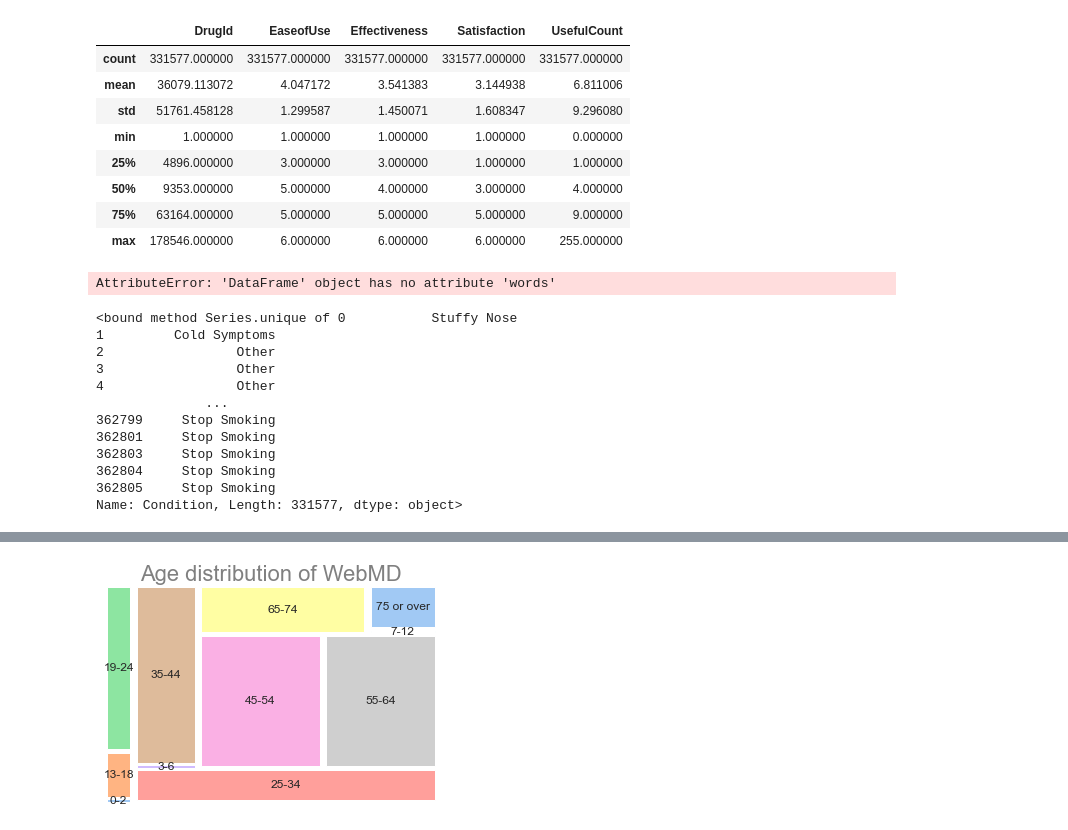
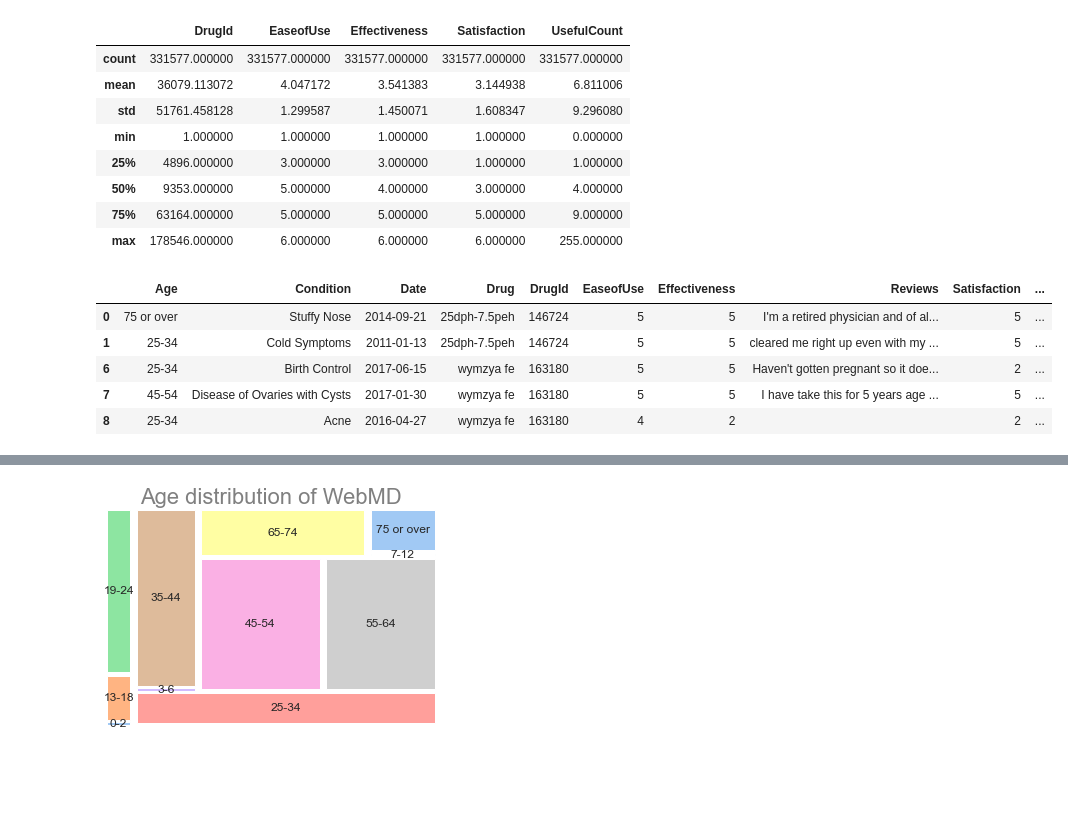
Before and after one commit to kuiros7/PORTFOLIO, a Jupyter notebook: WEBMD.ipynb, the cells around one changed output, grey strips where cells are left out. Saved outputs shown, nothing was run; the diff lists cells and outputs as text; code cells hidden in the pictures; blank space fills up the shorter version.

```diff
--- a/WEBMD.ipynb
+++ b/WEBMD.ipynb
@@ -56,35 +58,39 @@ df.describe()
 | 50% | 9353.000000 | 5.000000 | 4.000000 | 3.000000 | 4.000000 |
 | 75% | 63164.000000 | 5.000000 | 5.000000 | 5.000000 | 9.000000 |
 | max | 178546.000000 | 6.000000 | 6.000000 | 6.000000 | 255.000000 |
-# %%
-#Grouping conditions
-words = df.Condition.unique()
-
-#for i in df.Condition:
- #   if i == 'ressure'
-  #      df.Condition = 'Pressure'
-
-w_tokenizer = nltk.tokenize.WhitespaceTokenizer()
-lemmatizer = nltk.stem.WordNetLemmatizer()
-
-def lemmatize_text(words):
-    return [lemmatizer.lemmatize(w) for w in w_tokenizer.tokenize(words)]
-
-bd = df.words.apply(lemmatize_text)
-# %% [output]
-AttributeError: 'DataFrame' object has no attribute 'words'
-# %%
-df.Condition.unique
-# %% [output]
-<bound method Series.unique of 0           Stuffy Nose
-1         Cold Symptoms
-2                 Other
-3                 Other
-4                 Other
-              ...
-362799     Stop Smoking
-362801     Stop Smoking
-362803     Stop Smoking
-362804     Stop Smoking
-362805     Stop Smoking
-Name: Condition, Length: 331577, dtype: object>
+# %%
+df_new= df
+df_new= df_new[df_new.Condition != 'Other']
+df_new= df_new[df_new.Condition != ' ']
+df_new['Condition'].str.lower()
+#df_new= df_new.groupby(['Condition']).count()['DrugId'].reset_index()
+
+#for i in df_new.Condition:
+#    if "Nose" in i:
+#        df_new.Condition[i] = 'Nose'
+
+df_new.Condition = df_new.Condition.apply(lambda x: 'Depression' if 'Depression' in x else x)
+df_new.Condition = df_new.Condition.apply(lambda x: 'Pressure' if 'Pressure' in x else x)
+df_new.Condition = df_new.Condition.apply(lambda x: 'Pain' if 'Pain' in x else x)
+df_new.Condition = df_new.Condition.apply(lambda x: 'Diabetes' if 'Diabetes' in x else x)
+df_new.Condition = df_new.Condition.apply(lambda x: 'Poison' if 'Poison' in x else x)
+df_new.Condition = df_new.Condition.apply(lambda x: 'HIV' if 'HIV' in x else x)
+df_new.Condition = df_new.Condition.apply(lambda x: 'Cold Symptoms' if 'Cold' in x else x)
+df_new.Condition = df_new.Condition.apply(lambda x: 'Cold Symptoms' if 'Flu' in x else x)
+df_new.Condition = df_new.Condition.apply(lambda x: 'Hiccups' if 'Hiccup' in x else x)
+df_new.Condition = df_new.Condition.apply(lambda x: 'Cancer' if 'Cancer' in x else x)
+df_new.Condition = df_new.Condition.apply(lambda x: 'Obesity' if 'Obesity' in x else x)
+df_new.Condition = df_new.Condition.apply(lambda x: 'Infection' if 'Infection' in x else x)
+df_new.Condition = df_new.Condition.apply(lambda x: 'Inflammation' if 'Inflammation' in x else x)
+df_new.Condition = df_new.Condition.apply(lambda x: 'Fever' if 'Fever' in x else x)
+df_new.Condition = df_new.Condition.apply(lambda x: 'Anemia' if 'Anemia' in x else x)
+df_new.Condition = df_new.Condition.apply(lambda x: 'Hemorrhage' if 'Hemorrhage' in x else x)
+
+df_new.head()
+# %% [output]
+|  | Age | Condition | Date | Drug | DrugId | EaseofUse | Effectiveness | Reviews | Satisfaction | ... |
+| 0 | 75 or over | Stuffy Nose | 2014-09-21 | 25dph-7.5peh | 146724 | 5 | 5 | I'm a retired physician and of al... | 5 | ... |
+| 1 | 25-34 | Cold Symptoms | 2011-01-13 | 25dph-7.5peh | 146724 | 5 | 5 | cleared me right up even with my ... | 5 | ... |
+| 6 | 25-34 | Birth Control | 2017-06-15 | wymzya fe | 163180 | 5 | 5 | Haven't gotten pregnant so it doe... | 2 | ... |
+| 7 | 45-54 | Disease of Ovaries with Cysts | 2017-01-30 | wymzya fe | 163180 | 5 | 5 | I have take this for 5 years age ... | 5 | ... |
+| 8 | 25-34 | Acne | 2016-04-27 | wymzya fe | 163180 | 4 | 2 |  | 2 | ... |
```
Also changed, not shown: parts of 4 cells of this notebook.
